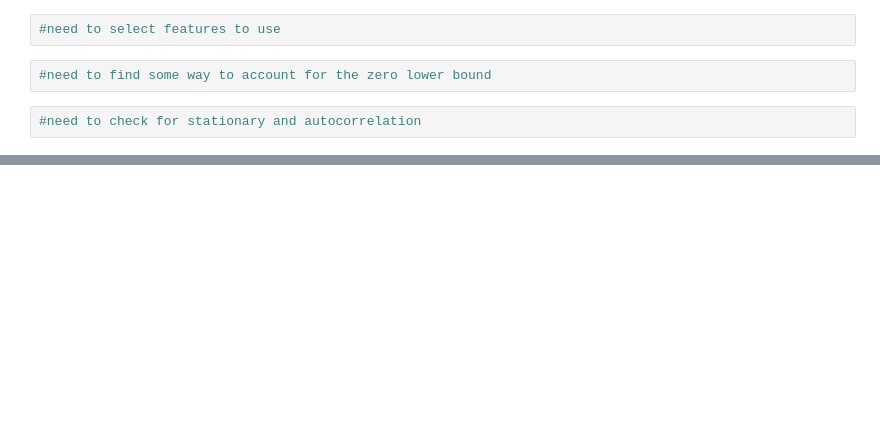
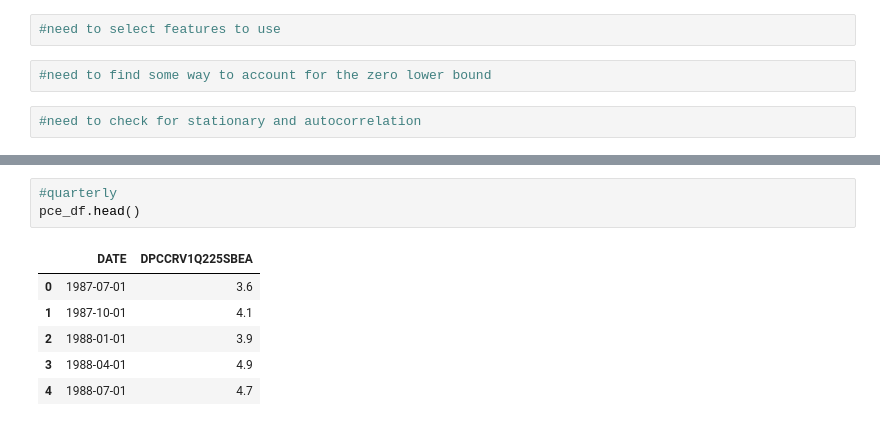
Before and after one commit to Nhunsick/FFTR_Prediction, a Jupyter notebook: Notebooks/EDA_cleaning.ipynb, the cells around one changed output, grey strips where cells are left out. Saved outputs shown, nothing was run; the diff lists cells and outputs as text; blank space fills up the shorter version.

```diff
--- a/Notebooks/EDA_cleaning.ipynb
+++ b/Notebooks/EDA_cleaning.ipynb
@@ -22,0 +79,10 @@ inflation under control in late 1982-1983 3. during greenbaum's tenure '''
+# %%
+#quarterly
+pce_df.head()
+# %% [output]
+|  | DATE | DPCCRV1Q225SBEA |
+| 0 | 1987-07-01 | 3.6 |
+| 1 | 1987-10-01 | 4.1 |
+| 2 | 1988-01-01 | 3.9 |
+| 3 | 1988-04-01 | 4.9 |
+| 4 | 1988-07-01 | 4.7 |
```
Also changed, not shown: parts of 27 cells of this notebook, 21 other files.
